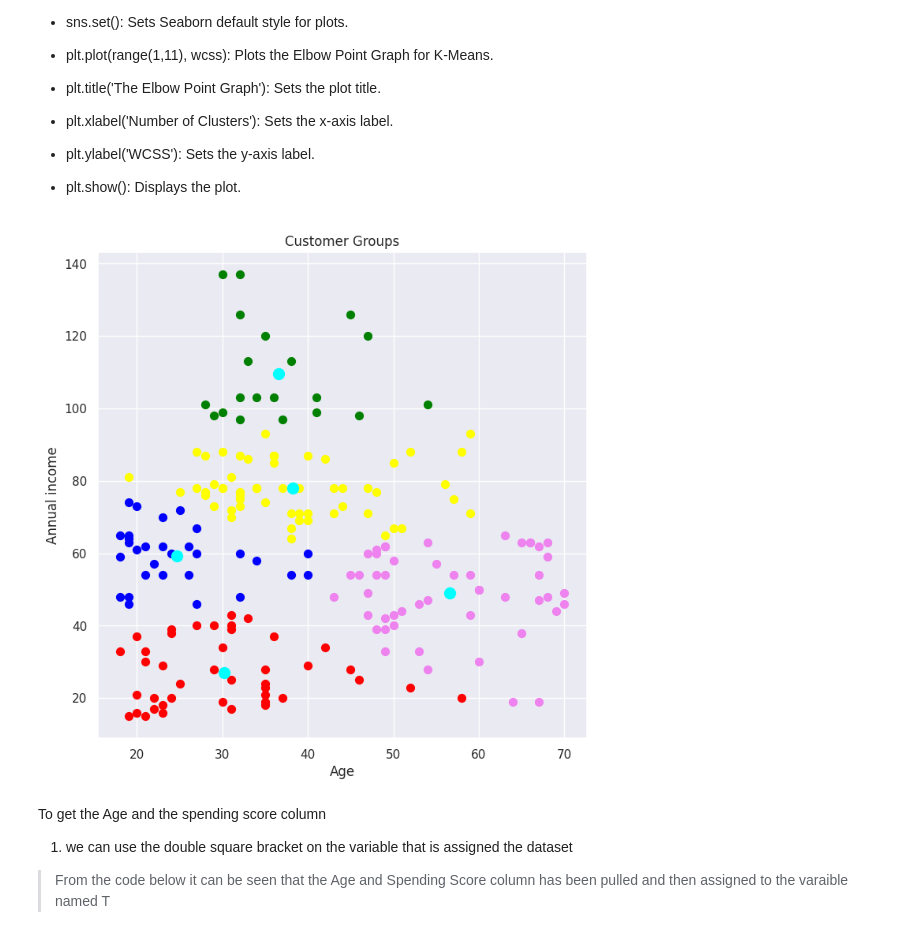
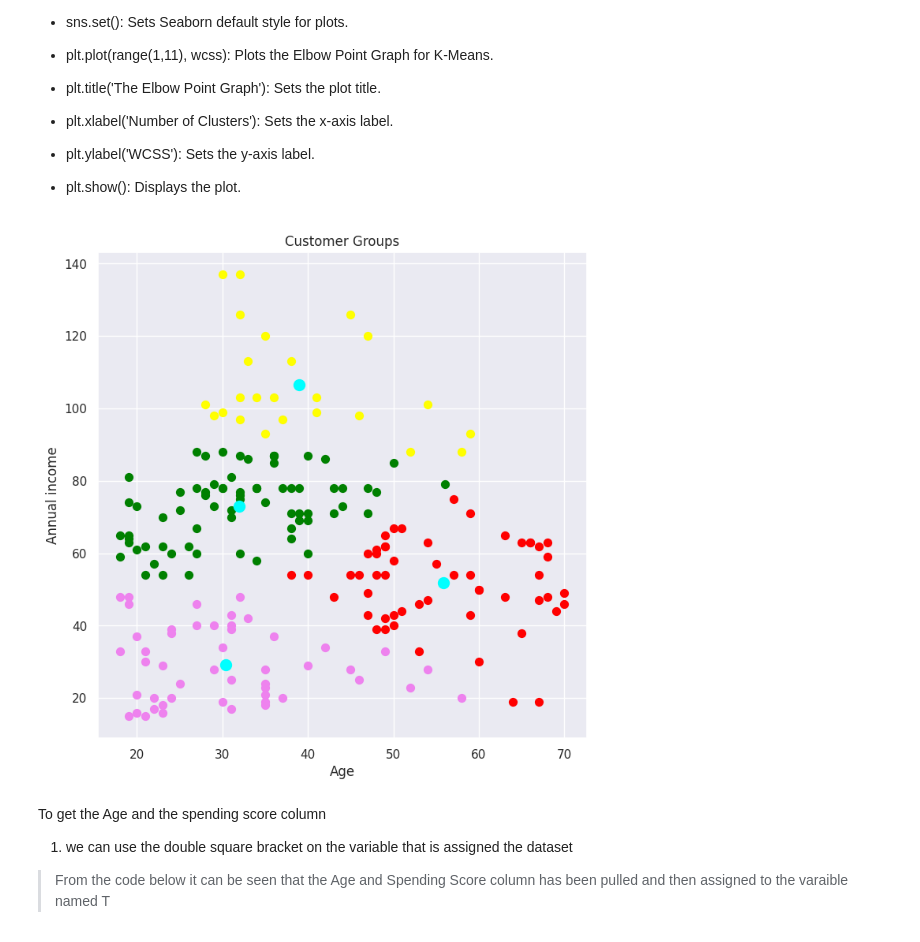
Before and after one commit to azeezkenny007/Project-Work, a Jupyter notebook: Segmentation_of_customer_data_for_market_analysis_using_k_means_clustering.ipynb, the cells around one changed output. Saved outputs shown, nothing was run; the diff lists cells and outputs as text; code cells hidden in the pictures.

```diff
--- a/Segmentation_of_customer_data_for_market_analysis_using_k_means_clustering.ipynb
+++ b/Segmentation_of_customer_data_for_market_analysis_using_k_means_clustering.ipynb
@@ -260,11 +125,13 @@ Choose the number of clusters, This is cluster them into different group
 *   plt.show(): Displays the plot.
 # %%
 wcs =[]
-for i in range(1,11):
+silhouette_scores = []
+for i in range(2,11):
    kmeans = KMeans(n_clusters=i, init='k-means++', n_init=10, random_state=42)
    kmeans.fit(X)
 
    wcs.append(kmeans.inertia_)
+   silhouette_scores.append(silhouette_score(X, kmeans.labels_))
 # %%
 # plot an elbow graph
 
@@ -356,10 +234,13 @@ Choose the number of clusters, This is cluster them into different group
 *   plt.show(): Displays the plot.
 # %%
 cluster_for_age_and_annual_income =[]
-for i in range(1,11):
+silhoutes_score_age_and_income=[]
+for i in range(2,11):
    kmeans = KMeans(n_clusters=i, init='k-means++', n_init=10, random_state=42)
    kmeans.fit(L)
 
    cluster_for_age_and_annual_income.append(kmeans.inertia_)
+
+   silhoutes_score_age_and_income.append(silhouette_score(L, kmeans.labels_))
 # %%
 sns.set()
@@ -377,5 +266,5 @@ Training the K-means Clustering model
 # %%
-kmeans = KMeans(n_clusters=5, init='k-means++', n_init=10, random_state=42)
+kmeans = KMeans(n_clusters=4, init='k-means++', n_init=10, random_state=42)
 
 # return a label for each data point based on their cluster
 Z= kmeans.fit_predict(L)
@@ -410,20 +299,20 @@ Choose the number of clusters, This is cluster them into different group
 # %%
     plt.figure(figsize=(8,8))
     plt.scatter(L[Z==0,0], L[Z==0,1], s=50, c='green', label='Cluster 1')
     plt.scatter(L[Z==1,0], L[Z==1,1], s=50, c='red', label='Cluster 2')
     plt.scatter(L[Z==2,0], L[Z==2,1], s=50, c='yellow', label='Cluster 3')
     plt.scatter(L[Z==3,0], L[Z==3,1], s=50, c='violet', label='Cluster 4')
-    plt.scatter(L[Z==4,0], L[Z==4,1], s=50, c='blue', label='Cluster 5')
+
 
     # plot the centroids
     plt.scatter(kmeans.cluster_centers_[:,0], kmeans.cluster_centers_[:,1], s=100, c='cyan', label='Centroids')
 
     plt.title('Customer Groups')
     plt.xlabel('Age')
     plt.ylabel('Annual income')
     plt.show()
 # %% [output]
-[figure, old version]
+[figure, new version]
 # %% [markdown]
 To get the Age and the spending score column
 
```
Also changed, not shown: parts of 11 cells of this notebook.
